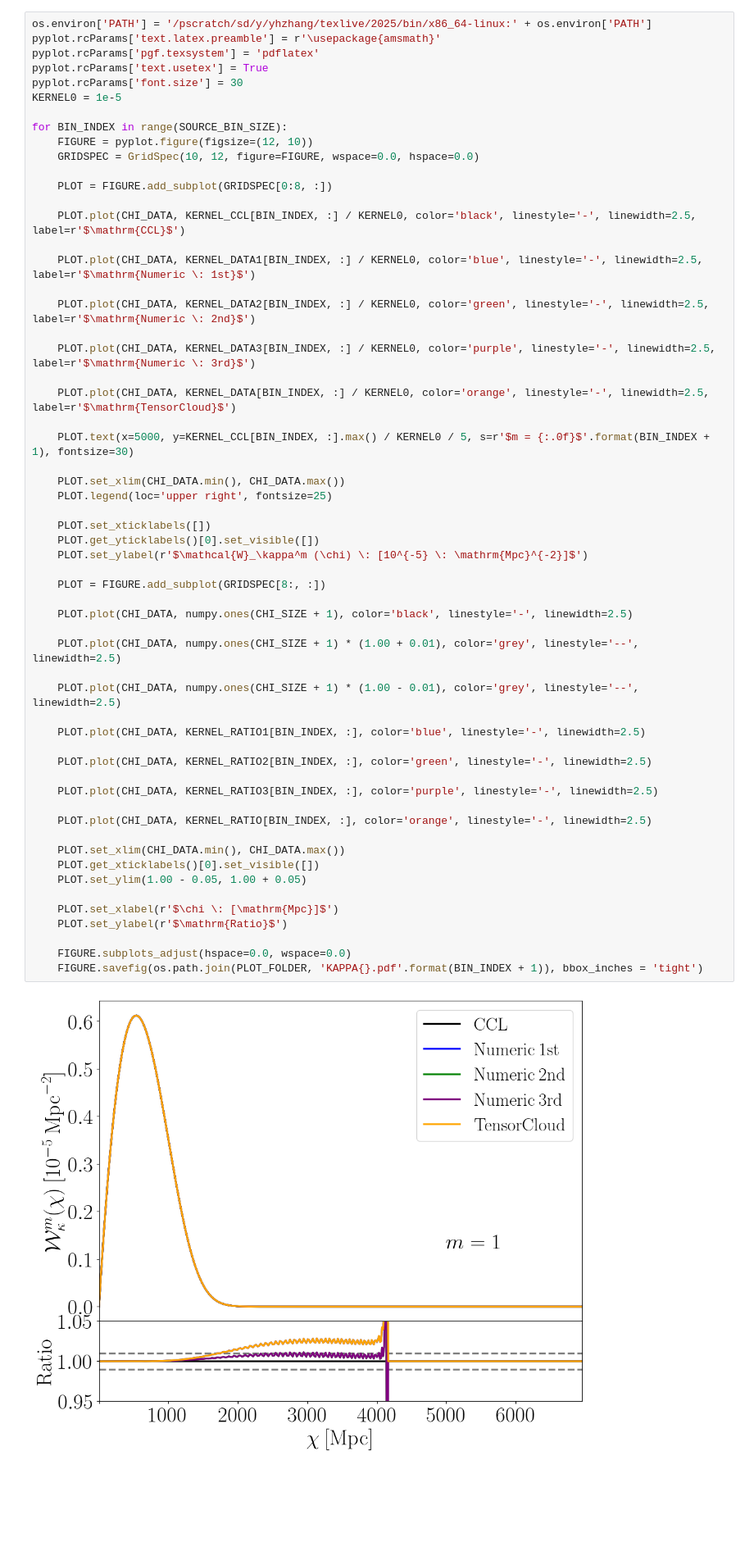
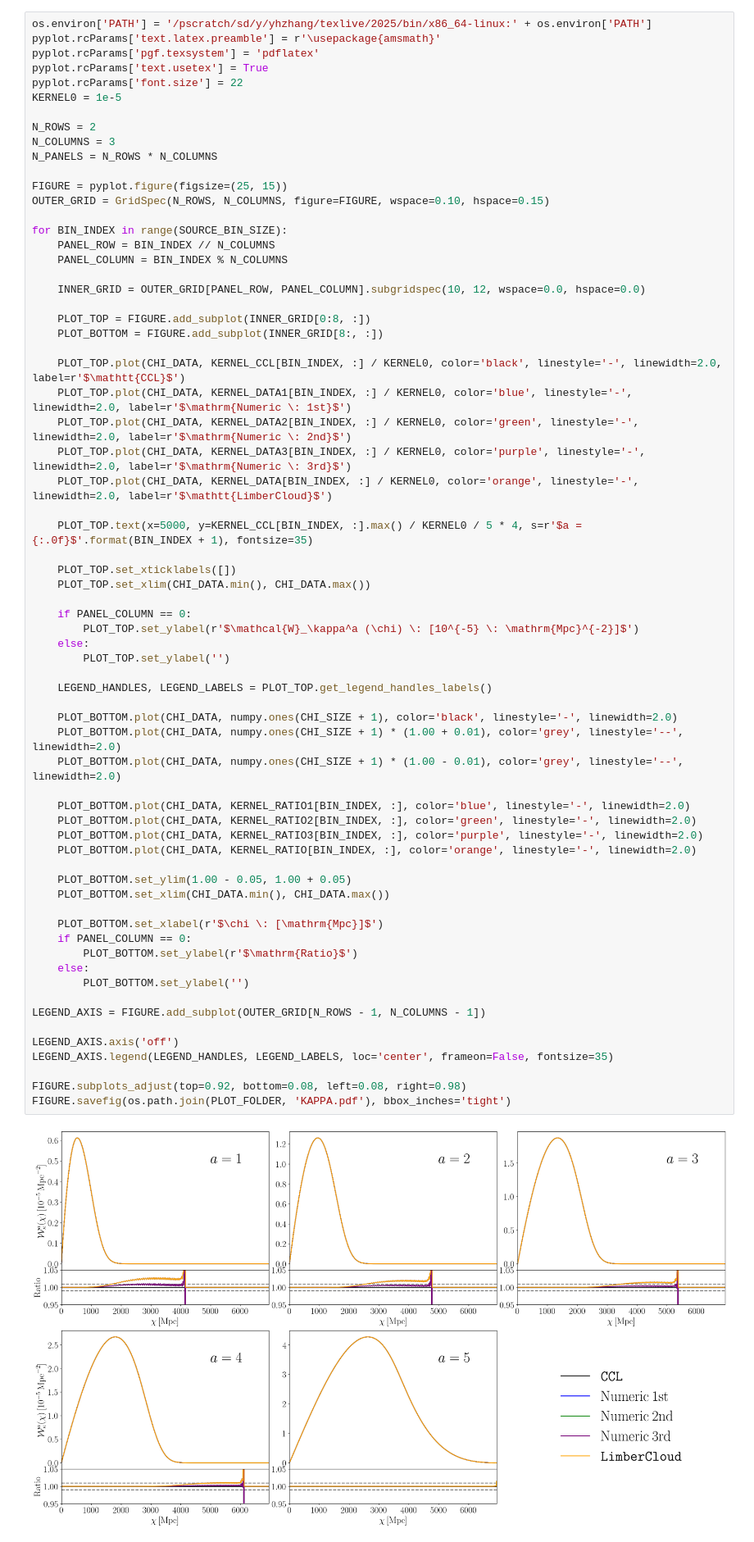
Before and after one commit to CosmoCloudZhang/LimberCloud, a Jupyter notebook: PYTHON/KERNEL/Y1/KAPPA.ipynb, the cells around one changed output. Shown at 82% size. Cells and saved outputs as stored; diff of their text form; blank space fills up the shorter version.

```diff
--- a/PYTHON/KERNEL/Y1/KAPPA.ipynb
+++ b/PYTHON/KERNEL/Y1/KAPPA.ipynb
@@ -162,60 +226,69 @@ KERNEL_RATIO3 = numpy.divide(KERNEL_DATA3, KERNEL_CCL, out=numpy.ones(KERNEL_CCL
 # %%
 os.environ['PATH'] = '/pscratch/sd/y/yhzhang/texlive/2025/bin/x86_64-linux:' + os.environ['PATH']
 pyplot.rcParams['text.latex.preamble'] = r'\usepackage{amsmath}'
 pyplot.rcParams['pgf.texsystem'] = 'pdflatex'
 pyplot.rcParams['text.usetex'] = True
-pyplot.rcParams['font.size'] = 30
+pyplot.rcParams['font.size'] = 22
 KERNEL0 = 1e-5
 
+N_ROWS = 2
+N_COLUMNS = 3
+N_PANELS = N_ROWS * N_COLUMNS
+
+FIGURE = pyplot.figure(figsize=(25, 15))
+OUTER_GRID = GridSpec(N_ROWS, N_COLUMNS, figure=FIGURE, wspace=0.10, hspace=0.15)
+
 for BIN_INDEX in range(SOURCE_BIN_SIZE):
-    FIGURE = pyplot.figure(figsize=(12, 10))
-    GRIDSPEC = GridSpec(10, 12, figure=FIGURE, wspace=0.0, hspace=0.0)
+    PANEL_ROW = BIN_INDEX // N_COLUMNS
+    PANEL_COLUMN = BIN_INDEX % N_COLUMNS
 
-    PLOT = FIGURE.add_subplot(GRIDSPEC[0:8, :])
+    INNER_GRID = OUTER_GRID[PANEL_ROW, PANEL_COLUMN].subgridspec(10, 12, wspace=0.0, hspace=0.0)
 
-    PLOT.plot(CHI_DATA, KERNEL_CCL[BIN_INDEX, :] / KERNEL0, color='black', linestyle='-', linewidth=2.5, label=r'$\mathrm{CCL}$')
+    PLOT_TOP = FIGURE.add_subplot(INNER_GRID[0:8, :])
+    PLOT_BOTTOM = FIGURE.add_subplot(INNER_GRID[8:, :])
 
-    PLOT.plot(CHI_DATA, KERNEL_DATA1[BIN_INDEX, :] / KERNEL0, color='blue', linestyle='-', linewidth=2.5, label=r'$\mathrm{Numeric \: 1st}$')
+    PLOT_TOP.plot(CHI_DATA, KERNEL_CCL[BIN_INDEX, :] / KERNEL0, color='black', linestyle='-', linewidth=2.0, label=r'$\mathtt{CCL}$')
+    PLOT_TOP.plot(CHI_DATA, KERNEL_DATA1[BIN_INDEX, :] / KERNEL0, color='blue', linestyle='-', linewidth=2.0, label=r'$\mathrm{Numeric \: 1st}$')
+    PLOT_TOP.plot(CHI_DATA, KERNEL_DATA2[BIN_INDEX, :] / KERNEL0, color='green', linestyle='-', linewidth=2.0, label=r'$\mathrm{Numeric \: 2nd}$')
+    PLOT_TOP.plot(CHI_DATA, KERNEL_DATA3[BIN_INDEX, :] / KERNEL0, color='purple', linestyle='-', linewidth=2.0, label=r'$\mathrm{Numeric \: 3rd}$')
+    PLOT_TOP.plot(CHI_DATA, KERNEL_DATA[BIN_INDEX, :] / KERNEL0, color='orange', linestyle='-', linewidth=2.0, label=r'$\mathtt{LimberCloud}$')
 
-    PLOT.plot(CHI_DATA, KERNEL_DATA2[BIN_INDEX, :] / KERNEL0, color='green', linestyle='-', linewidth=2.5, label=r'$\mathrm{Numeric \: 2nd}$')
+    PLOT_TOP.text(x=5000, y=KERNEL_CCL[BIN_INDEX, :].max() / KERNEL0 / 5 * 4, s=r'$a = {:.0f}$'.format(BIN_INDEX + 1), fontsize=35)
 
-    PLOT.plot(CHI_DATA, KERNEL_DATA3[BIN_INDEX, :] / KERNEL0, color='purple', linestyle='-', linewidth=2.5, label=r'$\mathrm{Numeric \: 3rd}$')
+    PLOT_TOP.set_xticklabels([])
+    PLOT_TOP.set_xlim(CHI_DATA.min(), CHI_DATA.max())
 
-    PLOT.plot(CHI_DATA, KERNEL_DATA[BIN_INDEX, :] / KERNEL0, color='orange', linestyle='-', linewidth=2.5, label=r'$\mathrm{TensorCloud}$')
+    if PANEL_COLUMN == 0:
+        PLOT_TOP.set_ylabel(r'$\mathcal{W}_\kappa^a (\chi) \: [10^{-5} \: \mathrm{Mpc}^{-2}]$')
+    else:
+        PLOT_TOP.set_ylabel('')
 
-    PLOT.text(x=5000, y=KERNEL_CCL[BIN_INDEX, :].max() / KERNEL0 / 5, s=r'$m = {:.0f}$'.format(BIN_INDEX + 1), fontsize=30)
+    LEGEND_HANDLES, LEGEND_LABELS = PLOT_TOP.get_legend_handles_labels()
 
-    PLOT.set_xlim(CHI_DATA.min(), CHI_DATA.max())
-    PLOT.legend(loc='upper right', fontsize=25)
+    PLOT_BOTTOM.plot(CHI_DATA, numpy.ones(CHI_SIZE + 1), color='black', linestyle='-', linewidth=2.0)
+    PLOT_BOTTOM.plot(CHI_DATA, numpy.ones(CHI_SIZE + 1) * (1.00 + 0.01), color='grey', linestyle='--', linewidth=2.0)
+    PLOT_BOTTOM.plot(CHI_DATA, numpy.ones(CHI_SIZE + 1) * (1.00 - 0.01), color='grey', linestyle='--', linewidth=2.0)
 
-    PLOT.set_xticklabels([])
-    PLOT.get_yticklabels()[0].set_visible([])
-    PLOT.set_ylabel(r'$\mathcal{W}_\kappa^m (\chi) \: [10^{-5} \: \mathrm{Mpc}^{-2}]$')
+    PLOT_BOTTOM.plot(CHI_DATA, KERNEL_RATIO1[BIN_INDEX, :], color='blue', linestyle='-', linewidth=2.0)
+    PLOT_BOTTOM.plot(CHI_DATA, KERNEL_RATIO2[BIN_INDEX, :], color='green', linestyle='-', linewidth=2.0)
+    PLOT_BOTTOM.plot(CHI_DATA, KERNEL_RATIO3[BIN_INDEX, :], color='purple', linestyle='-', linewidth=2.0)
+    PLOT_BOTTOM.plot(CHI_DATA, KERNEL_RATIO[BIN_INDEX, :], color='orange', linestyle='-', linewidth=2.0)
 
-    PLOT = FIGURE.add_subplot(GRIDSPEC[8:, :])
+    PLOT_BOTTOM.set_ylim(1.00 - 0.05, 1.00 + 0.05)
+    PLOT_BOTTOM.set_xlim(CHI_DATA.min(), CHI_DATA.max())
 
-    PLOT.plot(CHI_DATA, numpy.ones(CHI_SIZE + 1), color='black', linestyle='-', linewidth=2.5)
+    PLOT_BOTTOM.set_xlabel(r'$\chi \: [\mathrm{Mpc}]$')
+    if PANEL_COLUMN == 0:
+        PLOT_BOTTOM.set_ylabel(r'$\mathrm{Ratio}$')
+    else:
+        PLOT_BOTTOM.set_ylabel('')
 
-    PLOT.plot(CHI_DATA, numpy.ones(CHI_SIZE + 1) * (1.00 + 0.01), color='grey', linestyle='--', linewidth=2.5)
+LEGEND_AXIS = FIGURE.add_subplot(OUTER_GRID[N_ROWS - 1, N_COLUMNS - 1])
 
-    PLOT.plot(CHI_DATA, numpy.ones(CHI_SIZE + 1) * (1.00 - 0.01), color='grey', linestyle='--', linewidth=2.5)
+LEGEND_AXIS.axis('off')
+LEGEND_AXIS.legend(LEGEND_HANDLES, LEGEND_LABELS, loc='center', frameon=False, fontsize=35)
 
-    PLOT.plot(CHI_DATA, KERNEL_RATIO1[BIN_INDEX, :], color='blue', linestyle='-', linewidth=2.5)
-
-    PLOT.plot(CHI_DATA, KERNEL_RATIO2[BIN_INDEX, :], color='green', linestyle='-', linewidth=2.5)
-
-    PLOT.plot(CHI_DATA, KERNEL_RATIO3[BIN_INDEX, :], color='purple', linestyle='-', linewidth=2.5)
-
-    PLOT.plot(CHI_DATA, KERNEL_RATIO[BIN_INDEX, :], color='orange', linestyle='-', linewidth=2.5)
-
-    PLOT.set_xlim(CHI_DATA.min(), CHI_DATA.max())
-    PLOT.get_xticklabels()[0].set_visible([])
-    PLOT.set_ylim(1.00 - 0.05, 1.00 + 0.05)
-
-    PLOT.set_xlabel(r'$\chi \: [\mathrm{Mpc}]$')
-    PLOT.set_ylabel(r'$\mathrm{Ratio}$')
-
-    FIGURE.subplots_adjust(hspace=0.0, wspace=0.0)
-    FIGURE.savefig(os.path.join(PLOT_FOLDER, 'KAPPA{}.pdf'.format(BIN_INDEX + 1)), bbox_inches = 'tight')
+FIGURE.subplots_adjust(top=0.92, bottom=0.08, left=0.08, right=0.98)
+FIGURE.savefig(os.path.join(PLOT_FOLDER, 'KAPPA.pdf'), bbox_inches='tight')
 # %% [output]
-[figure, old version]
+[figure, new version]
```
Also changed, not shown: parts of 2 cells of this notebook, 16 other files.
